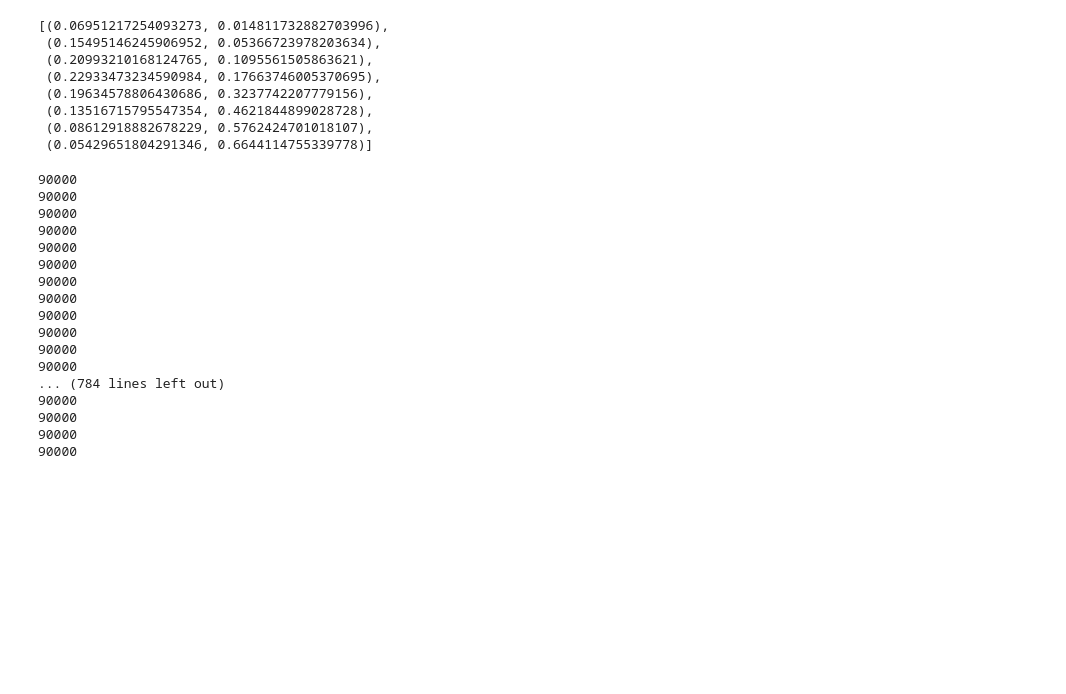
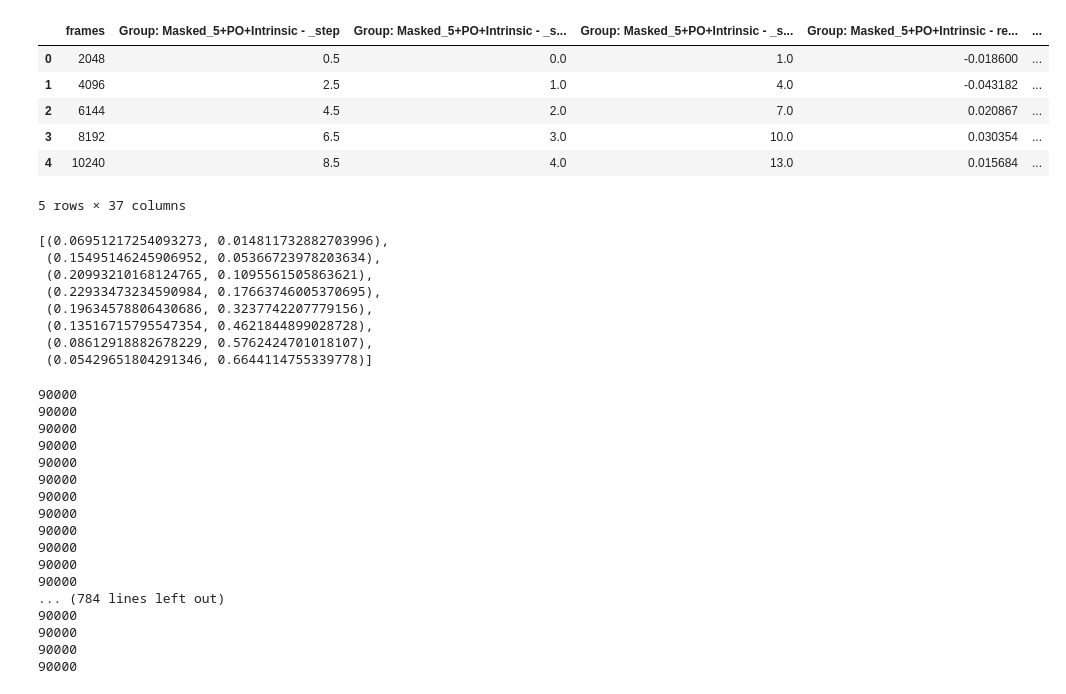
Before and after one commit to SabrinaDu7/RL_for_pRNN, a Jupyter notebook: RLplots.ipynb, the cells around one changed output. Drawn from its saved outputs; the diff is of its cells as text; code cells hidden in the pictures; blank space fills up the shorter version.

```diff
--- a/RLplots.ipynb
+++ b/RLplots.ipynb
@@ -5,3 +5,15 @@ import matplotlib.pyplot as plt
 import os
 import math
 from visuals import CLRS
+# %%
+df = pd.read_csv('Figures/wandb_export_old_results.csv')
+# %%
+df.head()
+# %% [output]
+|  | frames | Group: Masked_5+PO+Intrinsic - _step | Group: Masked_5+PO+Intrinsic - _s... | Group: Masked_5+PO+Intrinsic - _s... | Group: Masked_5+PO+Intrinsic - re... | ... |
+| 0 | 2048 | 0.5 | 0.0 | 1.0 | -0.018600 | ... |
+| 1 | 4096 | 2.5 | 1.0 | 4.0 | -0.043182 | ... |
+| 2 | 6144 | 4.5 | 2.0 | 7.0 | 0.020867 | ... |
+| 3 | 8192 | 6.5 | 3.0 | 10.0 | 0.030354 | ... |
+| 4 | 10240 | 8.5 | 4.0 | 13.0 | 0.015684 | ... |
+5 rows × 37 columns
```
Also changed, not shown: parts of 2 cells of this notebook, 5 other files.
